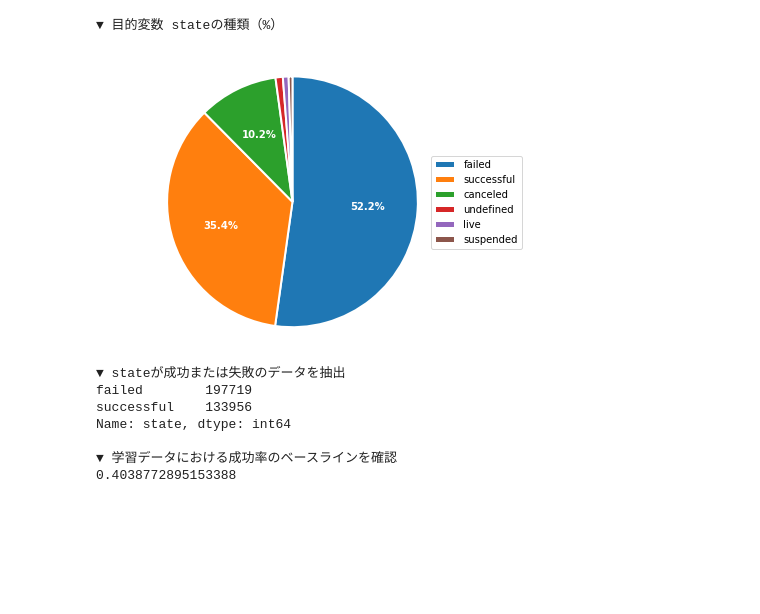
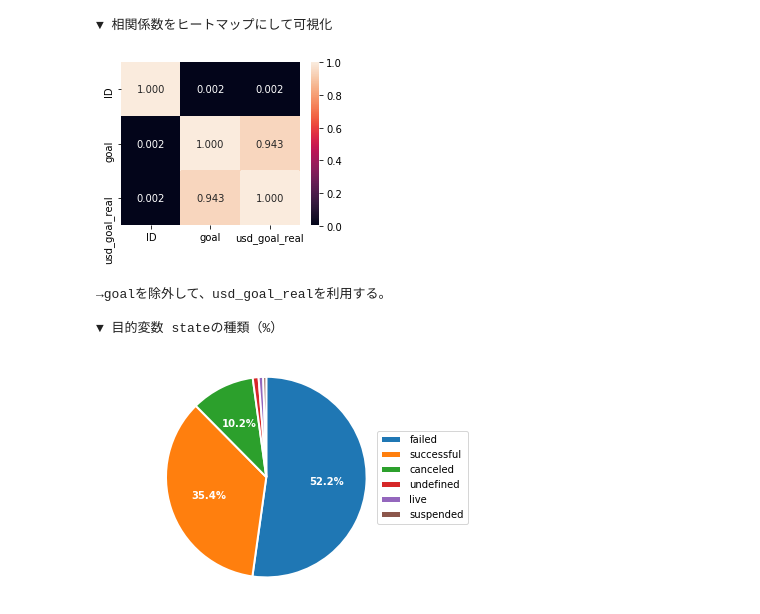
Before and after one commit to arsma12/skillupAI, a Jupyter notebook: Day1_work_長谷川雅代.ipynb, the cells around one changed output. Cells and saved outputs as stored; diff of their text form; code cells hidden in the pictures; blank space fills up the shorter version.

```diff
--- a/Day1_work_長谷川雅代.ipynb
+++ b/Day1_work_長谷川雅代.ipynb
@@ -44,17 +51,40 @@ import warnings
 from collections import Counter
 
 # ============================================================================
+# 関数：各データの件数を確認するグラフ
+# 引数：データ名,グラフの横幅、縦幅、降順ソート指定
+# ============================================================================
+def show_state_count_plot(col_name, w, h, sort_flg=False):
+    plt.figure(figsize=(w,h))
+    if(sort_flg):
+        print("\n▼" + str(col_name) + "別の成功数と失敗数（降順）")
+        ax = sns.countplot(df[col_name],hue=df['state'],order = df[col_name].value_counts().index)
+    else:
+        print("\n▼" + str(col_name) + "別の成功数と失敗数 ")
+        ax = sns.countplot(df[col_name],hue=df['state'])
+
+    ax.set_title("Count by " + str(col_name))
+    ax.set_xlabel(col_name)
+    ax.set_ylabel("Count")
+    plt.legend()
+    plt.show()
+
+# ============================================================================
 # 関数：各データの成功率を確認するグラフ
-# 引数：データ名,グラフの横幅、縦幅
+# 引数：データ名,グラフの横幅、縦幅、降順ソート有無
 # ============================================================================
-def showSuccessRateBarplot(checkColumnName, w,h):
-    print("\n▼ " + str(checkColumnName) + "別の成功率")
-    successrate = pd.DataFrame(df['state'].groupby(df[checkColumnName]).mean())
+def show_successrate_barplot(col_name, w, h, sort_flg=False):
+    successrate = pd.DataFrame(df['state'].groupby(df[col_name]).mean())
     successrate.reset_index(inplace = True) # index振り直し
+    if(sort_flg):
+        successrate = successrate.sort_values('state', ascending=False)
+        print("\n▼ " + str(col_name) + "別の成功率（降順）")
+    else:
+        print("\n▼ " + str(col_name) + "別の成功率")
     plt.figure(figsize=(w,h))
-    ax = sns.barplot(x=checkColumnName, y="state", data=successrate)
-    ax.set_title("Success rate by " + str(checkColumnName))
-    ax.set_xlabel(checkColumnName)
+    ax = sns.barplot(x=col_name, y="state", data=successrate)
+    ax.set_title("Success rate by " + str(col_name))
+    ax.set_xlabel(col_name)
     ax.set_ylabel("Ratio")
     plt.show()
 
@@ -76,53 +106,60 @@ df= pd.read_csv('./ks-projects-201801.csv',parse_dates=['deadline', 'launched'])
 # ------------------------------------------------
 # 2-1.項目の選定
 # ------------------------------------------------
-# 除外項目
-df = df.drop(['ID'], axis=1)               # モデル作成に不要と考え除外
-df = df.drop(['name'], axis=1)             # 欠損があり、モデル作成に不要と考え除外
-df = df.drop(['goal'], axis=1)             # usd_goal_realとほぼ等しい為、除外
+
+# 事前に予測できない項目を削除
 df = df.drop(['backers'], axis=1)          # 集客数は事前に予測できない為、除外
 df = df.drop(['pledged'], axis=1)          # 集まった資金は事前に予測できない為、除外
 df = df.drop(['usd pledged'], axis=1)      # 欠損があり、集まった資金は事前に予測できない為、除外
 df = df.drop(['usd_pledged_real'], axis=1) # 集まった資金は事前に予測できない為、除外
 
+# 相関係数をヒートマップにして可視化
+print("\n▼ 相関係数をヒートマップにして可視化")
+plt.figure(figsize=(4,3))
+sns.heatmap(df.corr(), annot=True, fmt="1.3f")
+plt.show()
+print("→goalを除外して、usd_goal_realを利用する。")
+
+df = df.drop(['ID'], axis=1)               # モデル作成に不要と考え除外
+df = df.drop(['name'], axis=1)             # 欠損があり、モデル作成に不要と考え除外
+df = df.drop(['goal'], axis=1)             # usd_goal_realとほぼ等しい為、除外
+
 # ------------------------------------------------
-# 2-1-1.目的変数（state）の前処理
+# 2-2.目的変数（state）の前処理
 # ------------------------------------------------
 print("\n▼ 目的変数 stateの種類（%）")
 per_state = round(df["state"].value_counts() / len(df["state"]) * 100,2)
 values = list(per_state.values)
 
 # 円グラフ
-plt.figure(figsize=(5,5))
+plt.figure(figsize=(4,4))
 plt.pie(values, labels=list(per_state.index),
         wedgeprops={'linewidth': 2,'edgecolor':"white"},
         textprops={'color': "white", 'weight': "bold"},
         counterclock=False,
         startangle=90,
         autopct=lambda p: '{:.1f}%'.format(p) if p >= 2.5 else '')
 lgnd=plt.legend(bbox_to_anchor=(1.0, 0.25, 1.55, 0.5), loc="center left", borderaxespad=0.)
 plt.axis('equal')
 plt.show()
+print("→成功と失敗以外のデータが1割程度あり、これらは不要と考えて除外する。")
 
 # stateが成功または失敗のデータを抽出
 df = df[(df['state'] == 'successful') | (df['state'] == 'failed')]
 
 print("\n▼ stateが成功または失敗のデータを抽出")
 print(df["state"].value_counts())
 
 # 変換（成功=1，失敗=0）
 df['state'] = df['state'].map({'failed': 0,'successful': 1})
 
-# 成功率のベースライン
-print('\n▼ 学習データにおける成功率のベースラインを確認')
+# 成功率の平均
+print('\n▼ 目的変数への影響度を確認する為、成功率の平均値を抽出')
 print(df['state'].mean())
 # %% [output]
-▼ 目的変数 stateの種類（%）
+▼ 相関係数をヒートマップにして可視化
-[figure, old version]
+[figure, new version]
-▼ stateが成功または失敗のデータを抽出
-failed        197719
-successful    133956
-Name: state, dtype: int64
+→goalを除外して、usd_goal_realを利用する。
 
-▼ 学習データにおける成功率のベースラインを確認
-0.4038772895153388
+▼ 目的変数 stateの種類（%）
+[figure, added]
```
Also changed, not shown: parts of 16 cells of this notebook.
